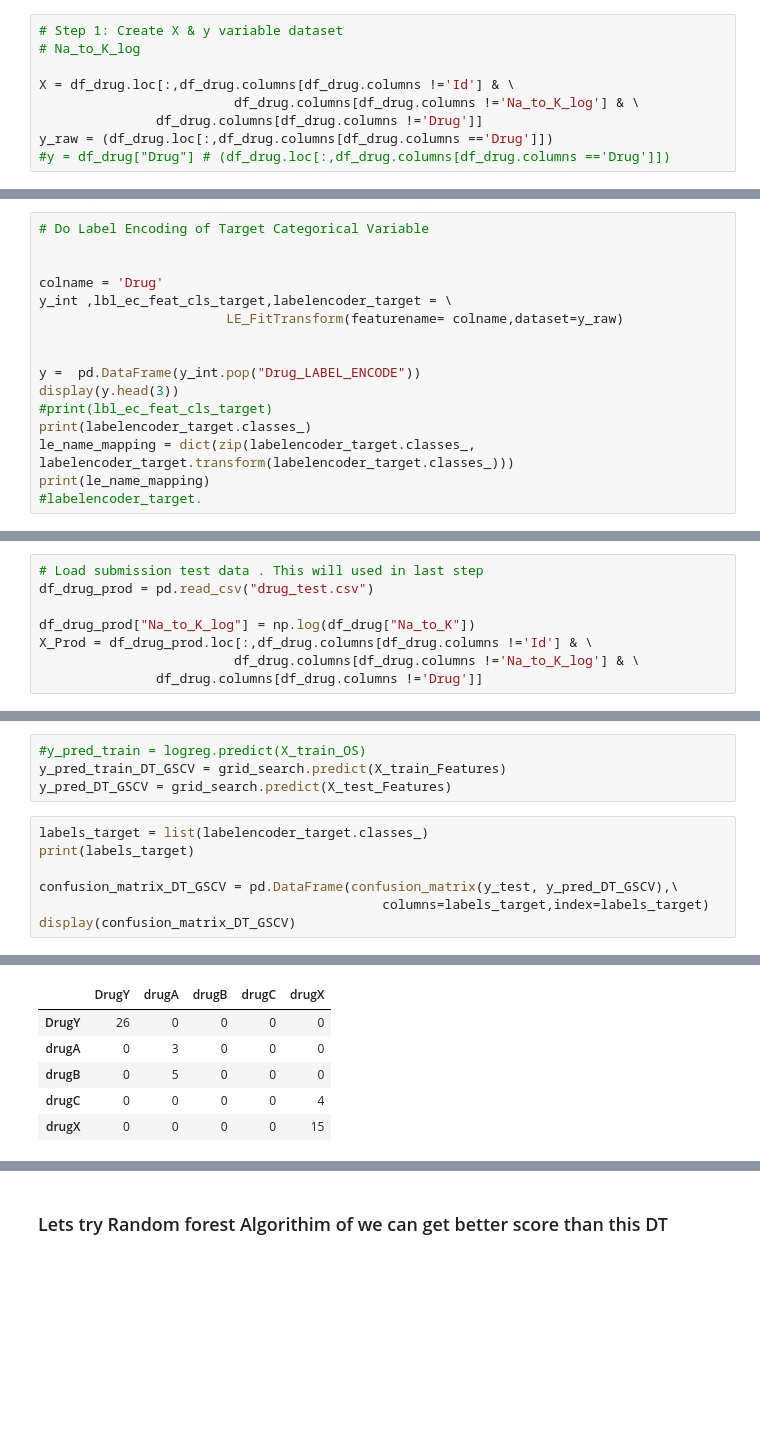
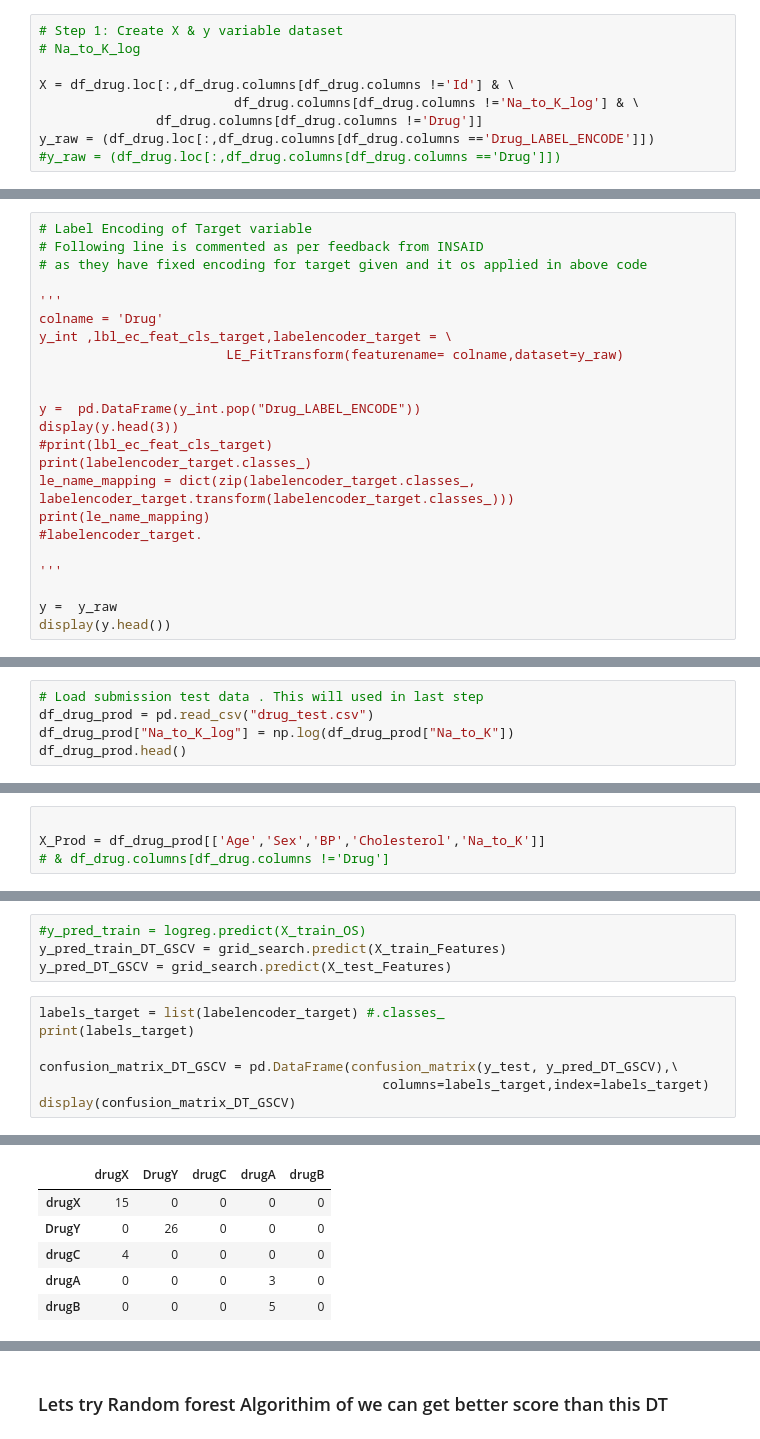
Before and after one commit to maheshambokar/INSAID_ML_Advance, a Jupyter notebook: drug-prediction.ipynb, the cells around one changed output, grey strips where cells are left out. Saved outputs shown, nothing was run; the diff lists cells and outputs as text; blank space fills up the shorter version.

```diff
--- a/drug-prediction.ipynb
+++ b/drug-prediction.ipynb
@@ -410,8 +447,8 @@ def LE_FitTransform(featurename:str,dataset:pd)-> [pd,str,LabelEncoder]:
 X = df_drug.loc[:,df_drug.columns[df_drug.columns !='Id'] & \
                          df_drug.columns[df_drug.columns !='Na_to_K_log'] & \
                df_drug.columns[df_drug.columns !='Drug']]
-y_raw = (df_drug.loc[:,df_drug.columns[df_drug.columns =='Drug']])
-#y = df_drug["Drug"] # (df_drug.loc[:,df_drug.columns[df_drug.columns =='Drug']])
+y_raw = (df_drug.loc[:,df_drug.columns[df_drug.columns =='Drug_LABEL_ENCODE']])
+#y_raw = (df_drug.loc[:,df_drug.columns[df_drug.columns =='Drug']])
 # %%
 display((X.head(3)))
 display((y_raw.head(3)))
@@ -428,7 +465,9 @@ display((y_raw.head(3)))
 # %%
-# Do Label Encoding of Target Categorical Variable
+# Label Encoding of Target variable
+# Following line is commented as per feedback from INSAID
+# as they have fixed encoding for target given and it os applied in above code
 
-
+'''
 colname = 'Drug'
 y_int ,lbl_ec_feat_cls_target,labelencoder_target = \
                         LE_FitTransform(featurename= colname,dataset=y_raw)
@@ -441,5 +480,10 @@ print(labelencoder_target.classes_)
 le_name_mapping = dict(zip(labelencoder_target.classes_, labelencoder_target.transform(labelencoder_target.classes_)))
 print(le_name_mapping)
 #labelencoder_target.
+
+'''
+
+y =  y_raw
+display(y.head())
 # %% [output]
 |  | Drug_LABEL_ENCODE |
@@ -451,8 +495,5 @@ print(le_name_mapping)
 # %%
 # Load submission test data . This will used in last step
 df_drug_prod = pd.read_csv("drug_test.csv")
-
-df_drug_prod["Na_to_K_log"] = np.log(df_drug["Na_to_K"])
-X_Prod = df_drug_prod.loc[:,df_drug.columns[df_drug.columns !='Id'] & \
-                         df_drug.columns[df_drug.columns !='Na_to_K_log'] & \
-               df_drug.columns[df_drug.columns !='Drug']]
+df_drug_prod["Na_to_K_log"] = np.log(df_drug_prod["Na_to_K"])
+df_drug_prod.head()
@@ -459,3 +507,7 @@ X_Prod = df_drug_prod.loc[:,df_drug.columns[df_drug.columns !='Id'] & \
+# %%
+
+X_Prod = df_drug_prod[['Age','Sex','BP','Cholesterol','Na_to_K']]
+# & df_drug.columns[df_drug.columns !='Drug']
 # %%
 #X.head()
 X_Prod.head()
@@ -1034,7 +1082,7 @@ grid_search.best_params_
 y_pred_train_DT_GSCV = grid_search.predict(X_train_Features)
 y_pred_DT_GSCV = grid_search.predict(X_test_Features)
 # %%
-labels_target = list(labelencoder_target.classes_)
+labels_target = list(labelencoder_target) #.classes_
 print(labels_target)
 
 confusion_matrix_DT_GSCV = pd.DataFrame(confusion_matrix(y_test, y_pred_DT_GSCV),\
@@ -1045,7 +1093,7 @@ display(confusion_matrix_DT_GSCV)
-|  | DrugY | drugA | drugB | drugC | drugX |
-| DrugY | 26 | 0 | 0 | 0 | 0 |
-| drugA | 0 | 3 | 0 | 0 | 0 |
-| drugB | 0 | 5 | 0 | 0 | 0 |
-| drugC | 0 | 0 | 0 | 0 | 4 |
-| drugX | 0 | 0 | 0 | 0 | 15 |
+|  | drugX | DrugY | drugC | drugA | drugB |
+| drugX | 15 | 0 | 0 | 0 | 0 |
+| DrugY | 0 | 26 | 0 | 0 | 0 |
+| drugC | 4 | 0 | 0 | 0 | 0 |
+| drugA | 0 | 0 | 0 | 3 | 0 |
+| drugB | 0 | 0 | 0 | 5 | 0 |
 # %%
```
Also changed, not shown: parts of 37 cells of this notebook, 1 other file.
